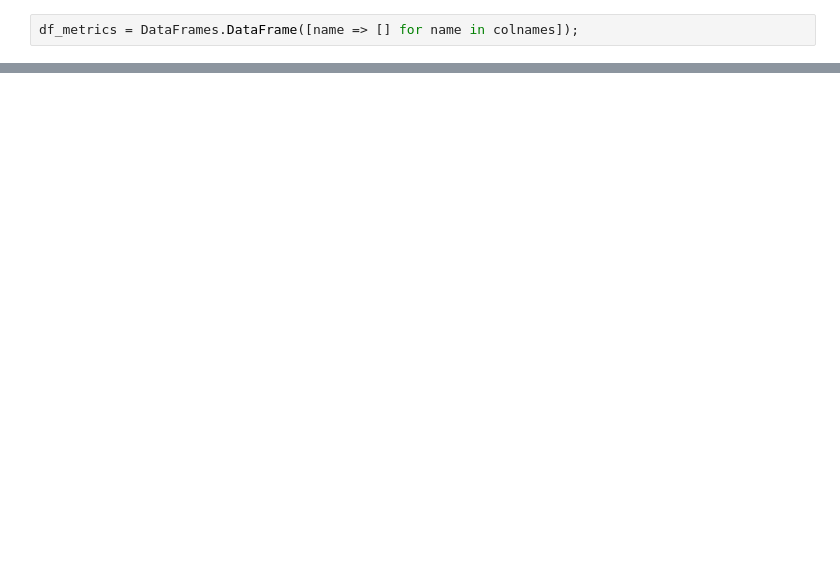
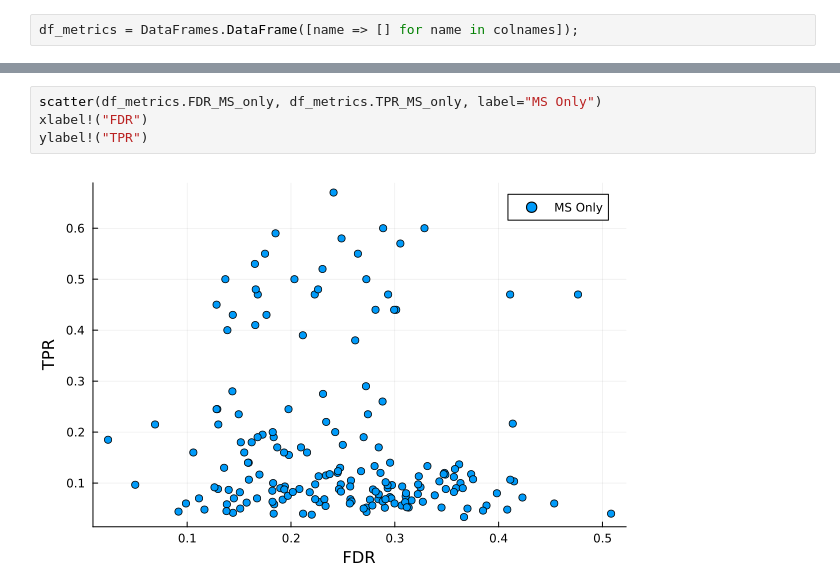
Before and after one commit to marcoelba/SelectiveInference, a Jupyter notebook: src/Comparison_randomisation_ms.ipynb, the cells around one changed output, grey strips where cells are left out. Saved outputs shown, nothing was run; the diff lists cells and outputs as text; blank space fills up the shorter version.

```diff
--- a/src/Comparison_randomisation_ms.ipynb
+++ b/src/Comparison_randomisation_ms.ipynb
@@ -435,0 +332,6 @@ histogram(df_metrics.TPR_Rand, bins=20)
+# %%
+scatter(df_metrics.FDR_MS_only, df_metrics.TPR_MS_only, label="MS Only")
+xlabel!("FDR")
+ylabel!("TPR")
+# %% [output]
+[figure, added]
```
Also changed, not shown: parts of 33 cells of this notebook, 5 other files.
